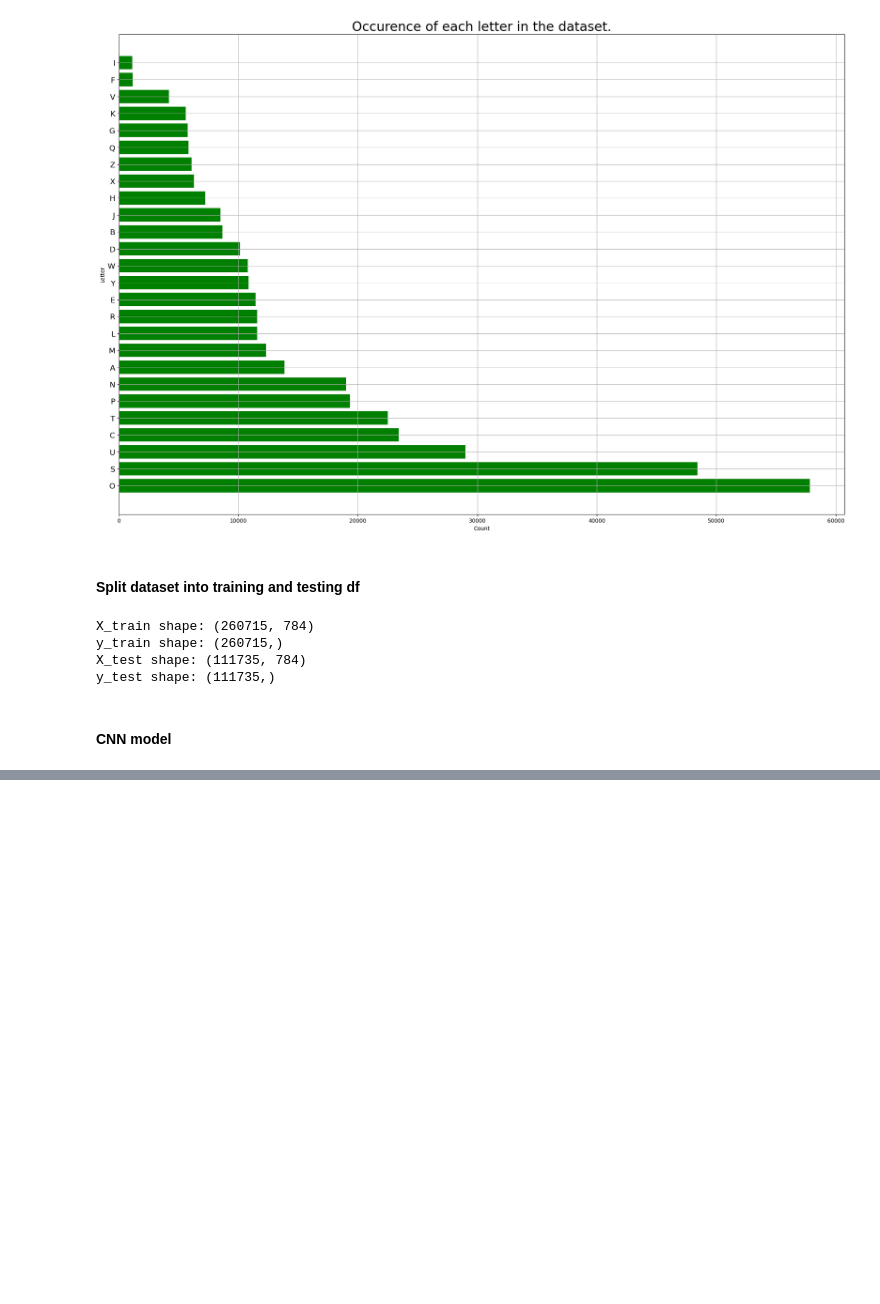
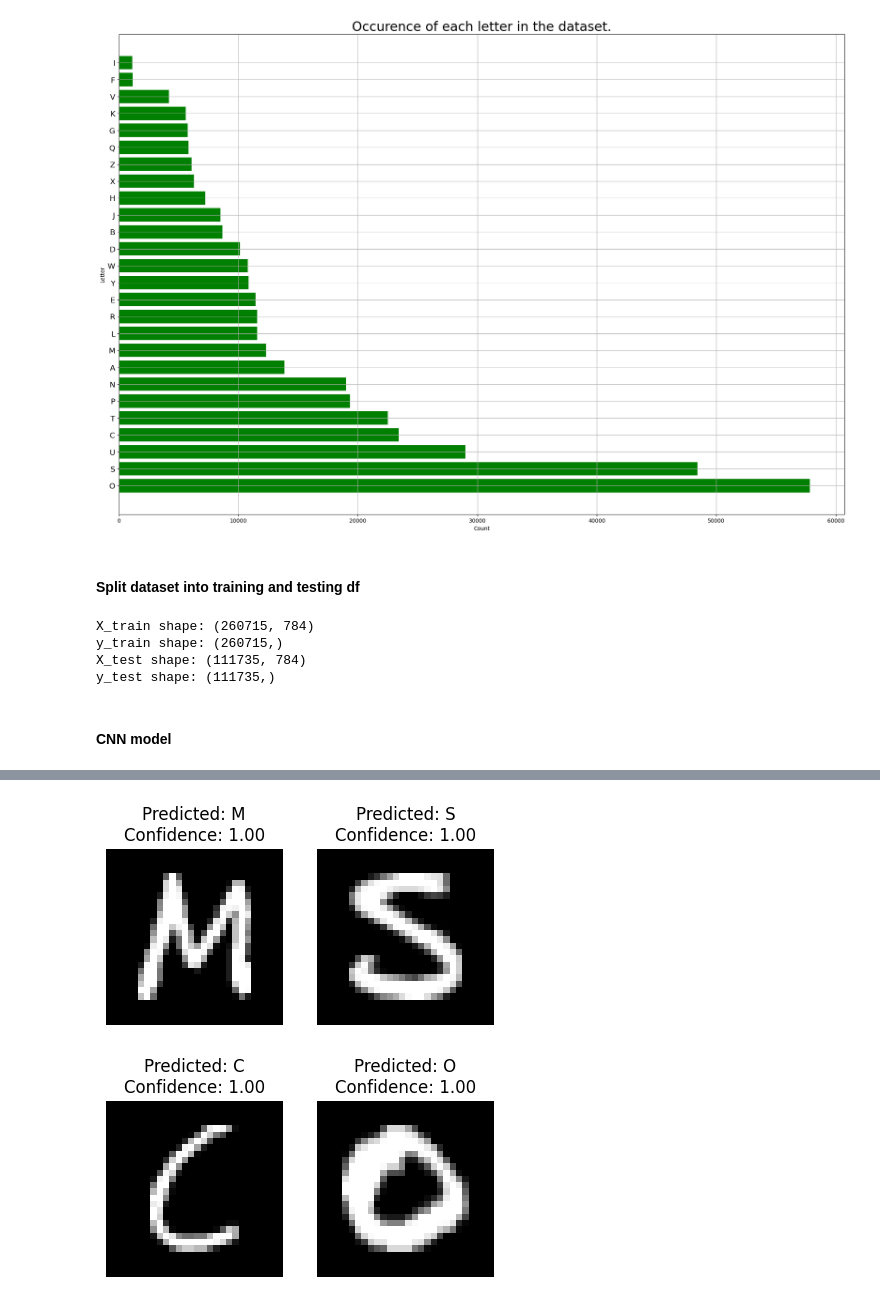
Before and after one commit to MirzaSubasic/letter-recognition, a Jupyter notebook: Letter recognition.ipynb, the cells around one changed output, grey strips where cells are left out. Drawn from its saved outputs; the diff is of its cells as text; code cells hidden in the pictures; blank space fills up the shorter version.

Commit message:
Print 4 images from test data with predicted letter and confidence

```diff
--- a/Letter recognition.ipynb
+++ b/Letter recognition.ipynb
@@ -122,0 +123,30 @@ Test accuracy: 0.9860026240348816
+# %%
+#used for printing predicted images
+predictions = model.predict(X_test)
+# %%
+fig, axs = plt.subplots(2, 2, figsize=(5, 6))
+
+# Loop over some random test images and print the predicted letter and confidence rate
+for i in range(4):
+    # Get the predicted class for the i-th test image
+    predicted_class = np.argmax(predictions[i])
+
+    # Get the predicted letter from the class index
+    predicted_letter = chr(ord('A') + predicted_class)
+
+    # Get the confidence rate for the predicted class
+    confidence_rate = predictions[i][predicted_class]
+
+    # Get the subplot coordinates for the i-th image
+    row = i // 2
+    col = i % 2
+
+    # Display the i-th test image in the appropriate subplot
+    axs[row, col].imshow(X_test[i].reshape(28, 28), cmap='gray')
+    axs[row, col].set_title(f"Predicted: {predicted_letter}\nConfidence: {confidence_rate:.2f}")
+    axs[row, col].axis('off')
+
+# Show the figure
+plt.show()
+# %% [output]
+[figure, added]
```
Also changed, not shown: parts of 2 cells of this notebook.
